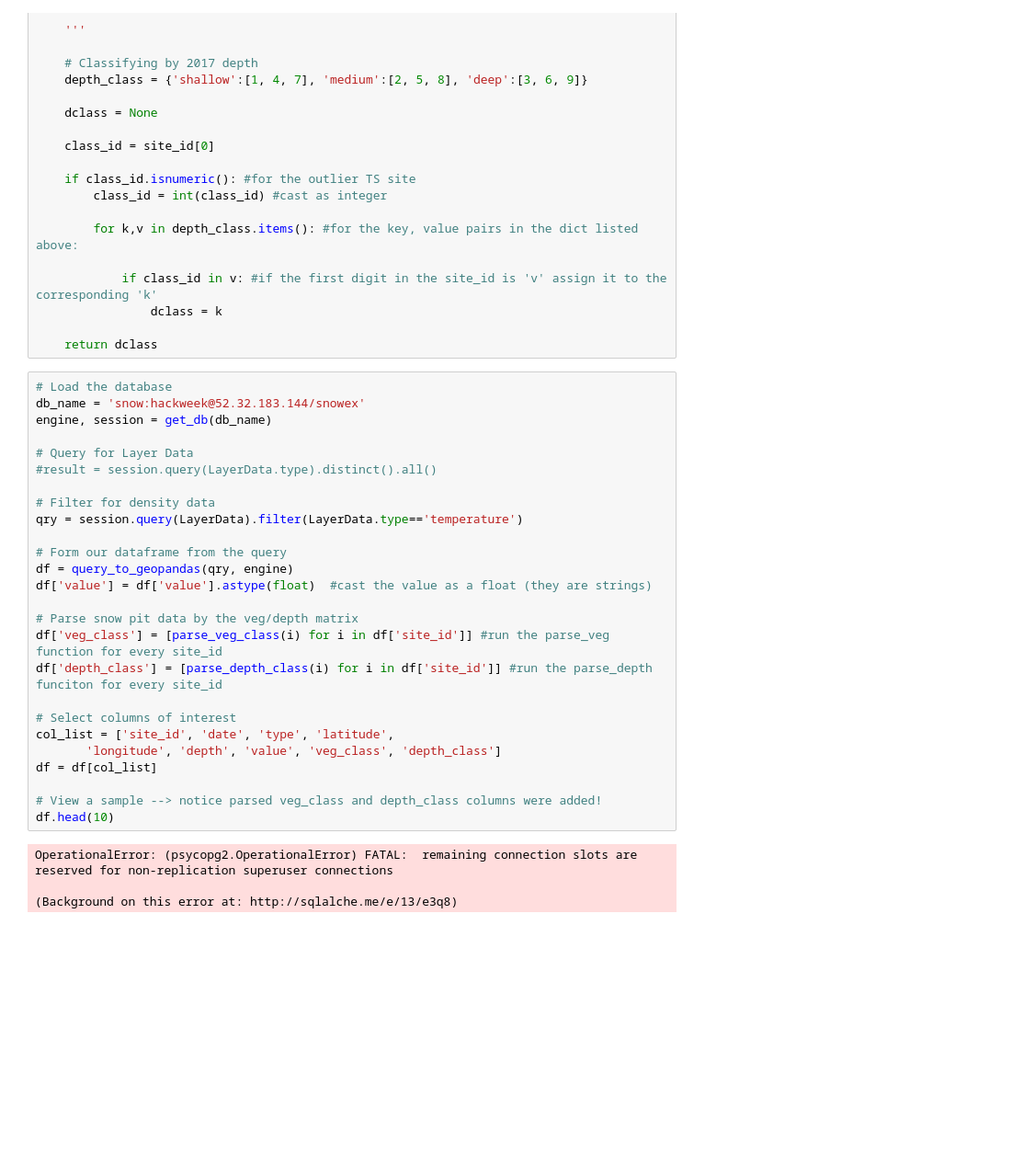
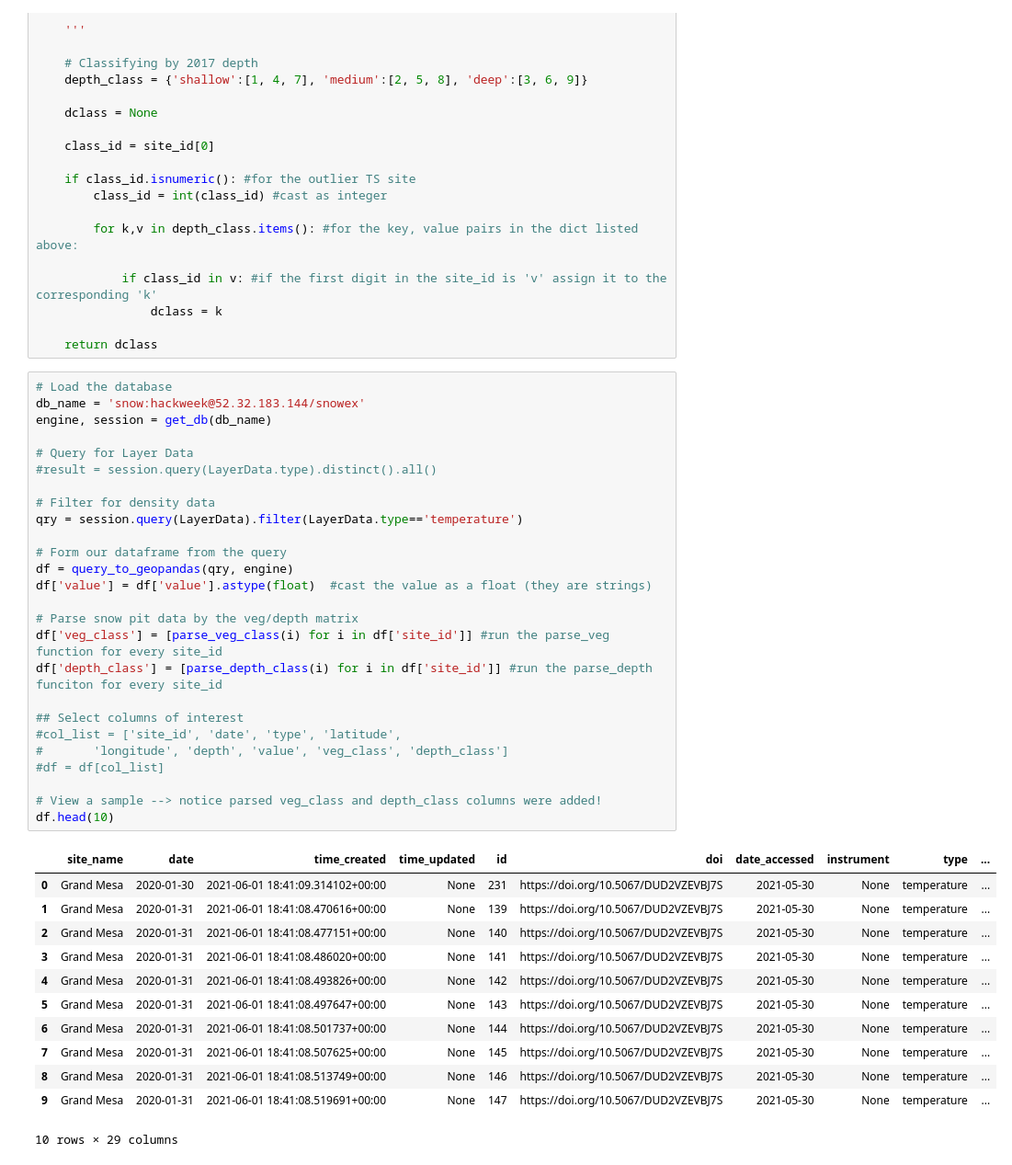
Before and after one commit to snowex-hackweek/hot-pow, a Jupyter notebook: contributors/Dillon_Ragar/pit_explore.ipynb, the cells around one changed output. Shown at 92% size. Saved outputs shown, nothing was run; the diff lists cells and outputs as text; blank space fills up the shorter version.

```diff
--- a/contributors/Dillon_Ragar/pit_explore.ipynb
+++ b/contributors/Dillon_Ragar/pit_explore.ipynb
@@ -80,30 +80,39 @@ def parse_depth_class(site_id):
 # %%
 # Load the database
 db_name = 'snow:hackweek@52.32.183.144/snowex'
 engine, session = get_db(db_name)
 
 # Query for Layer Data
 #result = session.query(LayerData.type).distinct().all()
 
 # Filter for density data
 qry = session.query(LayerData).filter(LayerData.type=='temperature')
 
 # Form our dataframe from the query
 df = query_to_geopandas(qry, engine)
 df['value'] = df['value'].astype(float)  #cast the value as a float (they are strings)
 
 # Parse snow pit data by the veg/depth matrix
 df['veg_class'] = [parse_veg_class(i) for i in df['site_id']] #run the parse_veg function for every site_id
 df['depth_class'] = [parse_depth_class(i) for i in df['site_id']] #run the parse_depth funciton for every site_id
 
-# Select columns of interest
-col_list = ['site_id', 'date', 'type', 'latitude',
-       'longitude', 'depth', 'value', 'veg_class', 'depth_class']
-df = df[col_list]
+## Select columns of interest
+#col_list = ['site_id', 'date', 'type', 'latitude',
+#       'longitude', 'depth', 'value', 'veg_class', 'depth_class']
+#df = df[col_list]
 
 # View a sample --> notice parsed veg_class and depth_class columns were added!
 df.head(10)
 # %% [output]
+|  | site_name | date | time_created | time_updated | id | doi | date_accessed | instrument | type | ... |
+| 0 | Grand Mesa | 2020-01-30 | 2021-06-01 18:41:09.314102+00:00 | None | 231 | https://doi.org/10.5067/DUD2VZEVBJ7S | 2021-05-30 | None | temperature | ... |
+| 1 | Grand Mesa | 2020-01-31 | 2021-06-01 18:41:08.470616+00:00 | None | 139 | https://doi.org/10.5067/DUD2VZEVBJ7S | 2021-05-30 | None | temperature | ... |
+| 2 | Grand Mesa | 2020-01-31 | 2021-06-01 18:41:08.477151+00:00 | None | 140 | https://doi.org/10.5067/DUD2VZEVBJ7S | 2021-05-30 | None | temperature | ... |
+| 3 | Grand Mesa | 2020-01-31 | 2021-06-01 18:41:08.486020+00:00 | None | 141 | https://doi.org/10.5067/DUD2VZEVBJ7S | 2021-05-30 | None | temperature | ... |
+| 4 | Grand Mesa | 2020-01-31 | 2021-06-01 18:41:08.493826+00:00 | None | 142 | https://doi.org/10.5067/DUD2VZEVBJ7S | 2021-05-30 | None | temperature | ... |
+| 5 | Grand Mesa | 2020-01-31 | 2021-06-01 18:41:08.497647+00:00 | None | 143 | https://doi.org/10.5067/DUD2VZEVBJ7S | 2021-05-30 | None | temperature | ... |
+| 6 | Grand Mesa | 2020-01-31 | 2021-06-01 18:41:08.501737+00:00 | None | 144 | https://doi.org/10.5067/DUD2VZEVBJ7S | 2021-05-30 | None | temperature | ... |
+| 7 | Grand Mesa | 2020-01-31 | 2021-06-01 18:41:08.507625+00:00 | None | 145 | https://doi.org/10.5067/DUD2VZEVBJ7S | 2021-05-30 | None | temperature | ... |
+| 8 | Grand Mesa | 2020-01-31 | 2021-06-01 18:41:08.513749+00:00 | None | 146 | https://doi.org/10.5067/DUD2VZEVBJ7S | 2021-05-30 | None | temperature | ... |
+| 9 | Grand Mesa | 2020-01-31 | 2021-06-01 18:41:08.519691+00:00 | None | 147 | https://doi.org/10.5067/DUD2VZEVBJ7S | 2021-05-30 | None | temperature | ... |
-OperationalError: (psycopg2.OperationalError) FATAL:  remaining connection slots are reserved for non-replication superuser connections
-
-(Background on this error at: http://sqlalche.me/e/13/e3q8)
+10 rows × 29 columns
```
Also changed, not shown: parts of 6 cells of this notebook.
